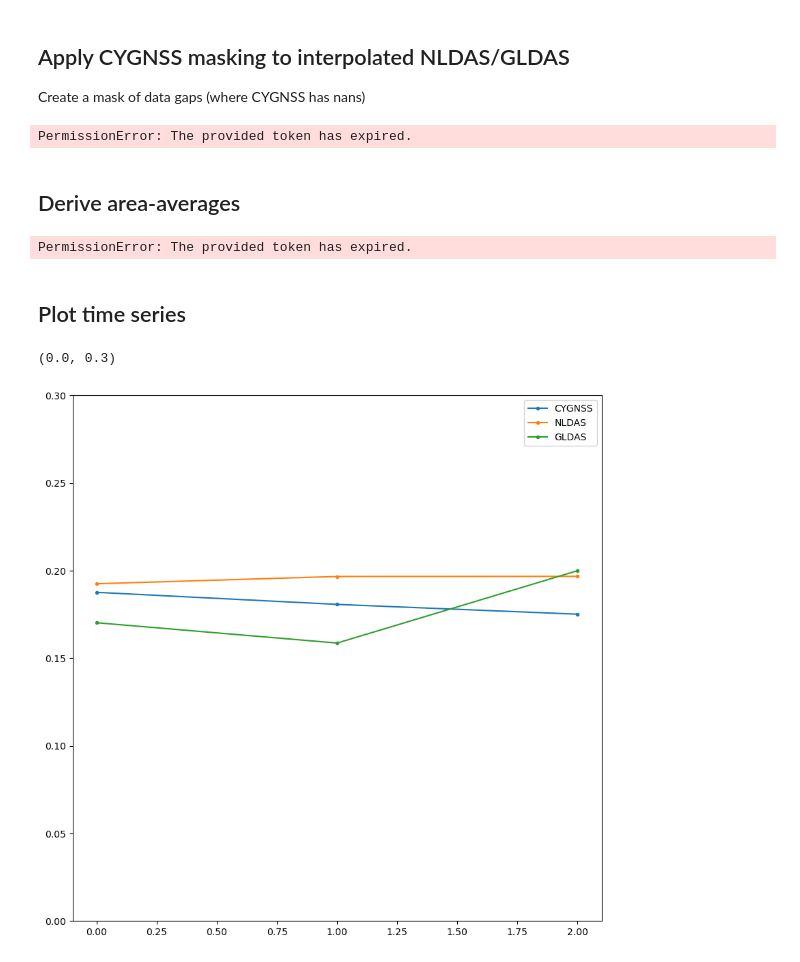
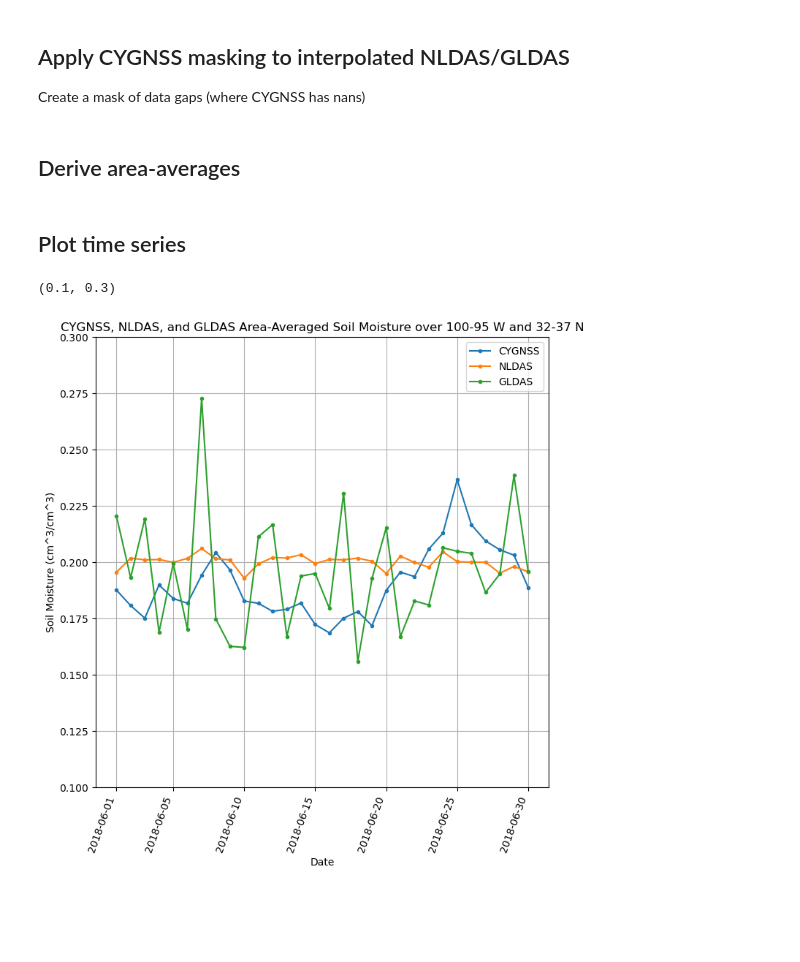
Before and after one commit to alexishunzinger/gesdisc-use-cases, a Jupyter notebook: mocko-ldas-comparison/ldas-comparison.ipynb, the cells around one changed output. Cells and saved outputs as stored; diff of their text form; code cells hidden in the pictures; blank space fills up the shorter version.

Commit message:
Run for 30 days and update final plot

```diff
--- a/mocko-ldas-comparison/ldas-comparison.ipynb
+++ b/mocko-ldas-comparison/ldas-comparison.ipynb
@@ -327,15 +288,0 @@ gldas_sm_interp = gldas_sm_interp.reshape(1, 252, 802)
-# %%
-"""
-### Add interpolated variables to a new dataset
-
-Add interpolated variables to CYGNSS dataset and convert units
-
-
-Divide NLDAS and GLDAS by 100.0 to convert from [kg m-2] to [m^3 m-3].
-
-
-CYGNSS is in [cm^3 cm-3], which is identical to [m^3 m-3].
-
-cygnss_ds = cygnss_ds.assign(NLDAS_SoilM_0_10cm=(["time", "lat", "lon"], nldas_sm_interp/100))
-cygnss_ds.NLDAS_SoilM_0_10cm
-"""
@@ -344,5 +288,0 @@ cygnss_ds.NLDAS_SoilM_0_10cm
-# %%
-"""
-cygnss_ds = cygnss_ds.assign(GLDAS_SoilMoi0_10cm_inst=(["time", "lat", "lon"], gldas_sm_interp/100))
-cygnss_ds.GLDAS_SoilMoi0_10cm_inst
-"""
@@ -499,7 +394,7 @@ cygnss_mask = np.isnan(cygnss_ds_region.SM_daily)
 nldas_masked_da, gldas_masked_da = [], []
 
 # Loop through the length of the lists
-for i in range(30):
+for i in range(num_days):
     # Apply the mask to NLDAS
     nldas_masked_values = xr.where(cygnss_mask[i,:,:], np.nan, nldas_interp[i])
     #nldas_masked_values = nldas_masked_values.rename('NLDAS_SoilM_0_10cm')
@@ -514,8 +409,6 @@ for i in range(30):
 # Concatenate lists of data arrays into a single Xarray dataset
 nldas_masked_ds = xr.concat(nldas_masked_da, dim="time")
 gldas_masked_ds = xr.concat(gldas_masked_da, dim="time")
-# %% [output]
-PermissionError: The provided token has expired.
 # %% [markdown]
 ## Derive area-averages
 # %%
@@ -523,9 +416,7 @@ cygnss_aavgs = []
 nldas_aavgs = []
 gldas_aavgs = []
 
-for i in range(30):
+for i in range(0, num_days):
     cygnss_aavgs.append(np.nanmean(cygnss_ds_region[cygnss_var][i,:,:]))
     nldas_aavgs.append(np.nanmean(nldas_masked_ds[i,:,:].values) / 100)
     gldas_aavgs.append(np.nanmean(gldas_masked_ds[i,:,:].values) / 100)
-# %% [output]
-PermissionError: The provided token has expired.
@@ -538,17 +423,32 @@ gldas_aavgs
 # %% [markdown]
 ## Plot time series
 # %%
-import matplotlib.pyplot as plt
 # Figure size
-plt.rcParams['figure.figsize'] = 10,10
+plt.rcParams['figure.figsize'] = 8,8
+
+time_labels = ["2018-06-01", "2018-06-05", "2018-06-10",
+               "2018-06-15", "2018-06-20", "2018-06-25",
+               "2018-06-30"]
+
 
 # Figure setup
 fig, ax = plt.subplots()
 ax.plot(cygnss_aavgs, label='CYGNSS', marker=".")
 ax.plot(nldas_aavgs, label='NLDAS', marker=".")
 ax.plot(gldas_aavgs, label='GLDAS', marker=".")
+
+plt.xlabel("Date")
+plt.ylabel("Soil Moisture (cm^3/cm^3)")
+
+ax.set_xticks([0, 4, 9, 14, 19, 24, 29])
+ax.set_xticklabels(time_labels, rotation=70, ha='right')
+
+plt.grid()
+
+ax.set_title("CYGNSS, NLDAS, and GLDAS Area-Averaged Soil Moisture over 100-95 W and 32-37 N")
+
 ax.legend()
-ax.set_ylim(0,0.3)
+ax.set_ylim(0.1,0.3)
 # %% [output]
-(0.0, 0.3)
+(0.1, 0.3)
-[figure, old version]
+[figure, new version]
```
Also changed, not shown: parts of 21 cells of this notebook.
